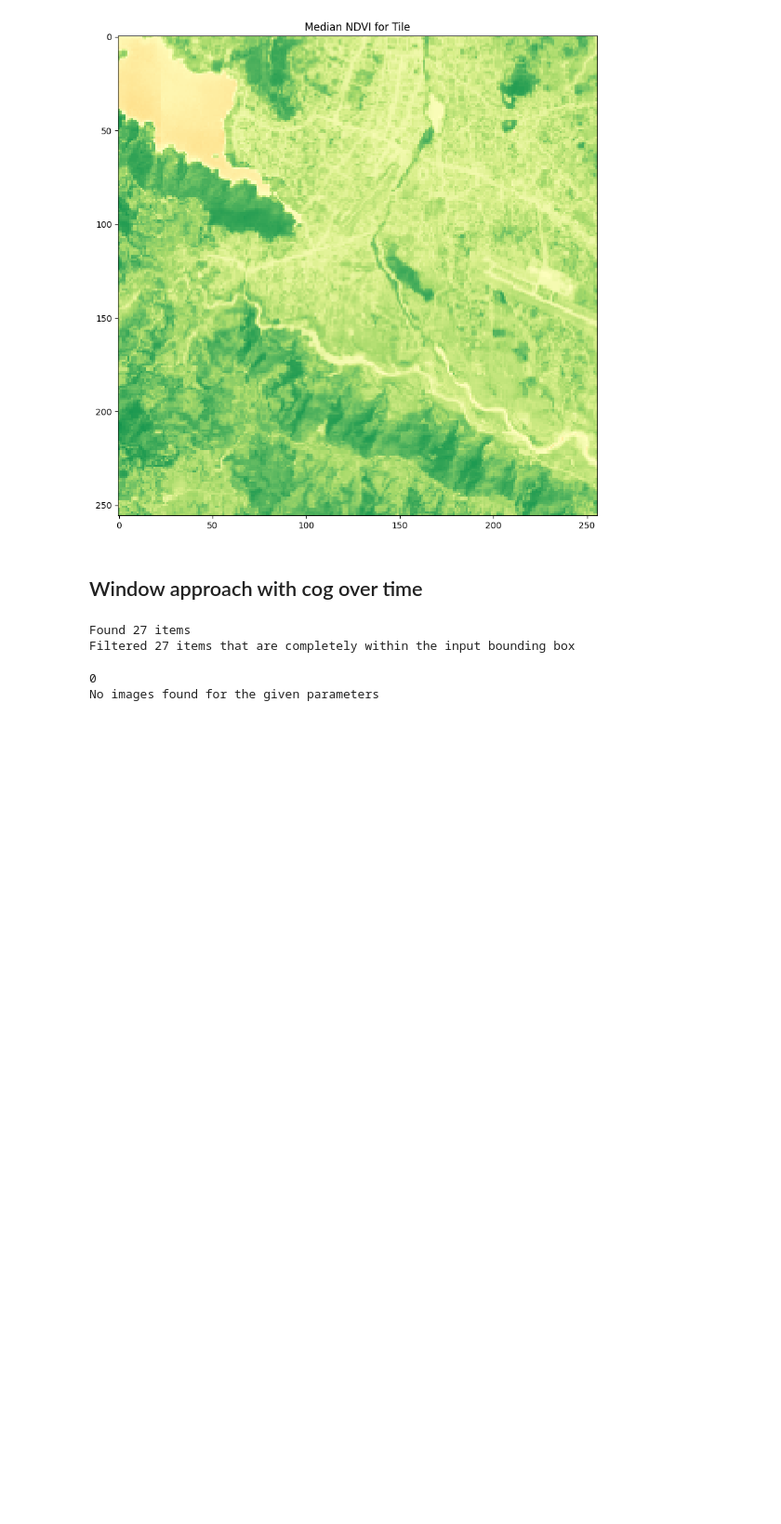
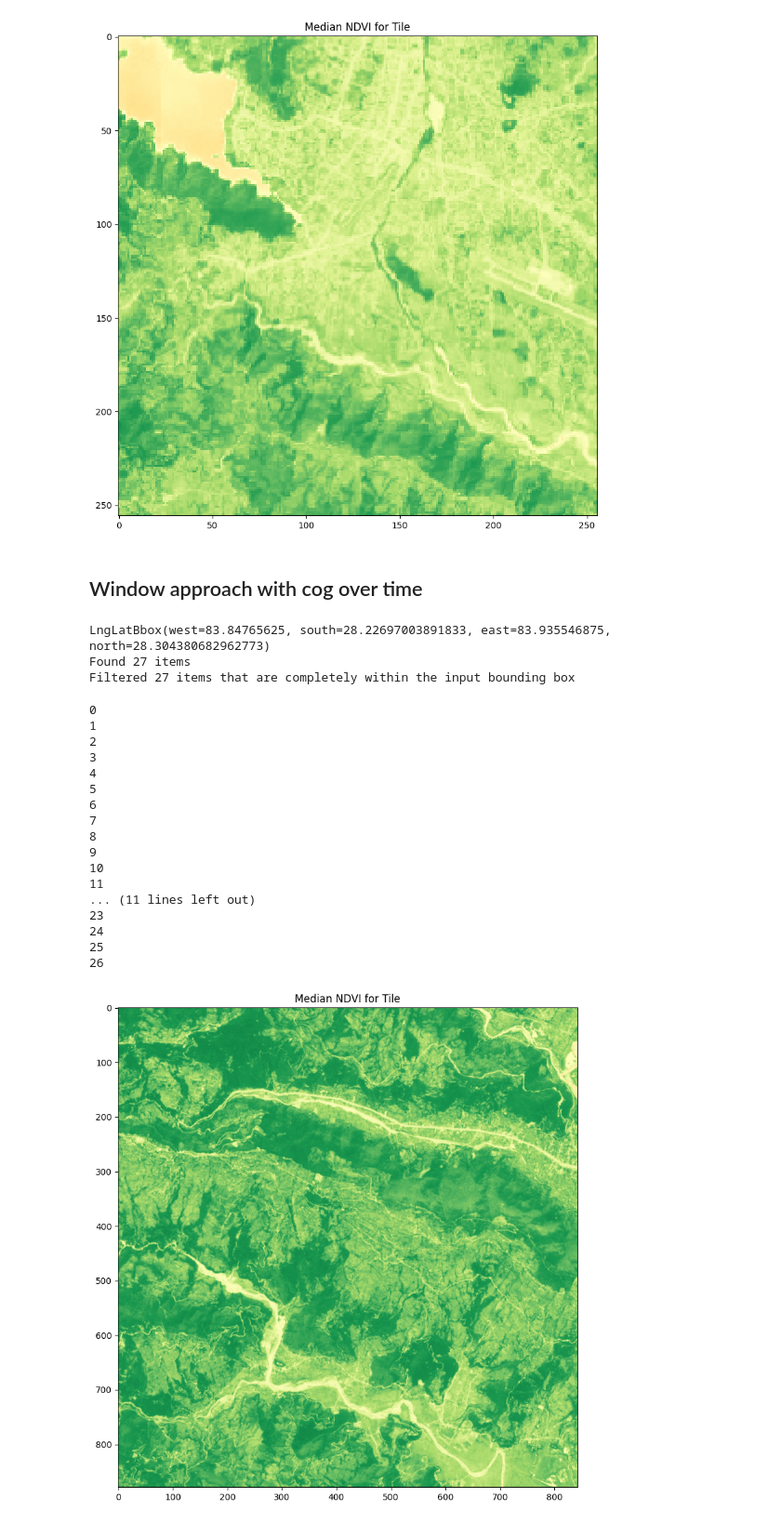
Before and after one commit to kshitijrajsharma/virtughan, a Jupyter notebook: playground.ipynb, the cells around one changed output. Shown at 93% size. Cells and saved outputs as stored; diff of their text form; code cells hidden in the pictures; blank space fills up the shorter version.

```diff
--- a/test.ipynb
+++ b/playground.ipynb
@@ -366,6 +366,7 @@ lat, lon = 28.28139,83.91866
 zoom_level = 12
 tile = mercantile.tile(lon, lat, zoom_level)
 bbox = mercantile.bounds(tile)
+print(bbox)
 bbox_polygon = box(bbox.west, bbox.south, bbox.east, bbox.north)
 
 start_date = "2023-01-01"
@@ -406,6 +407,7 @@ visual_band_urls = [feature["assets"]["visual"]["href"] for feature in filtered_
 
 print(f"Filtered {len(filtered_features)} items that are completely within the input bounding box")
 # %% [output]
+LngLatBbox(west=83.84765625, south=28.22697003891833, east=83.935546875, north=28.304380682962773)
 Found 27 items
 Filtered 27 items that are completely within the input bounding box
 # %%
@@ -494,33 +495,48 @@ def fetch_and_process_window_visual(visual_url):
 # %%
 ndvi_list = []
 
 for red_url, nir_url in zip(red_band_urls, nir_band_urls):
     print(len(ndvi_list))
     ndvi = fetch_and_process_window(red_url, nir_url)
-    break
     if ndvi is not None:
         ndvi_list.append(ndvi)
 
 if ndvi_list:
     ndvi_stack = np.ma.stack(ndvi_list)
     ndvi_median = np.ma.median(ndvi_stack, axis=0)
     ndvi_normalized = (ndvi_median + 1) / 2
 
     colormap = plt.get_cmap("RdYlGn")
     ndvi_colored = colormap(ndvi_normalized)
 
     ndvi_image = (ndvi_colored[:, :, :3] * 255).astype(np.uint8)
     image = Image.fromarray(ndvi_image)
 
     plt.figure(figsize=(10, 10))
     plt.imshow(image)
     plt.title("Median NDVI for Tile")
     plt.show()
 else:
     print("No images found for the given parameters")
 # %% [output]
 0
-No images found for the given parameters
+1
+2
+3
+4
+5
+6
+7
+8
+9
+10
+11
+... (11 lines left out)
+23
+24
+25
+26
+[figure, added]
 # %%
 import imageio
 def add_text_to_image(image_path, text):
```
Also changed, not shown: parts of 4 cells of this notebook, 2 other files.
